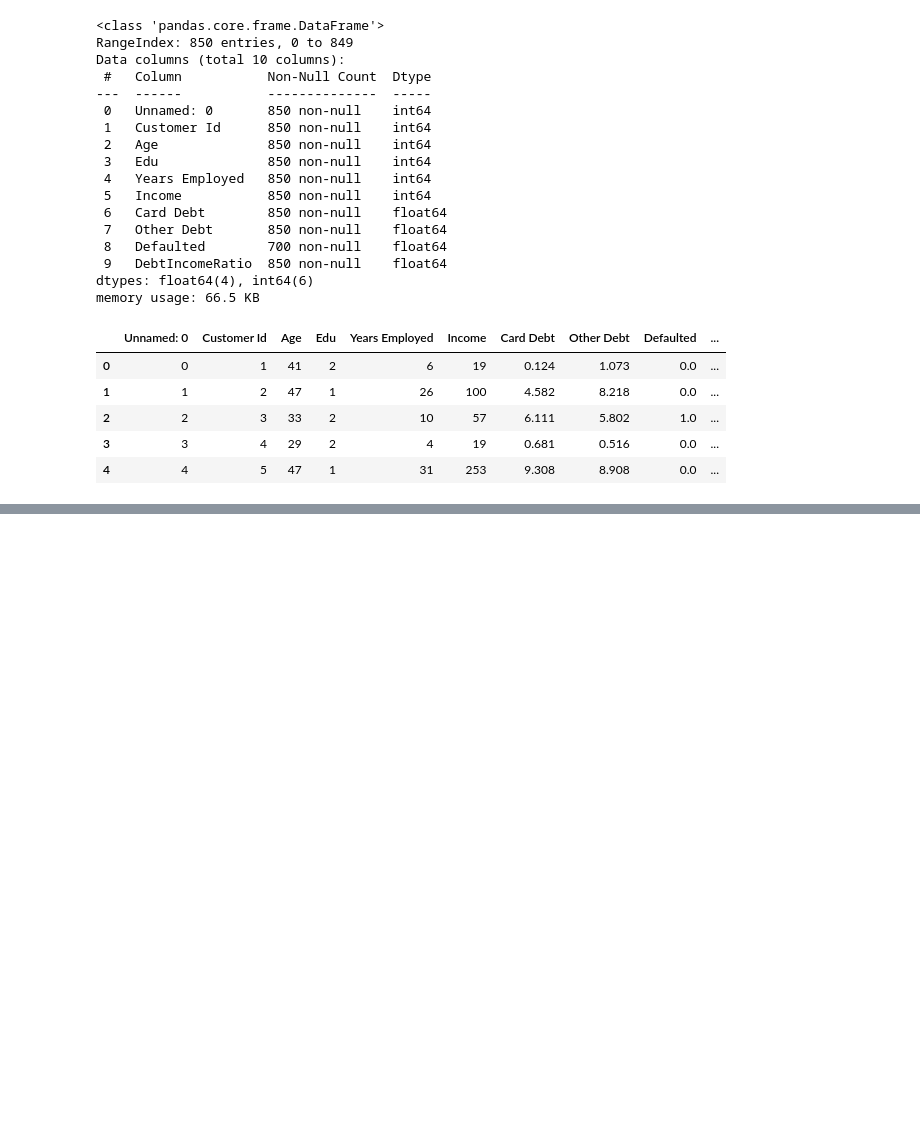
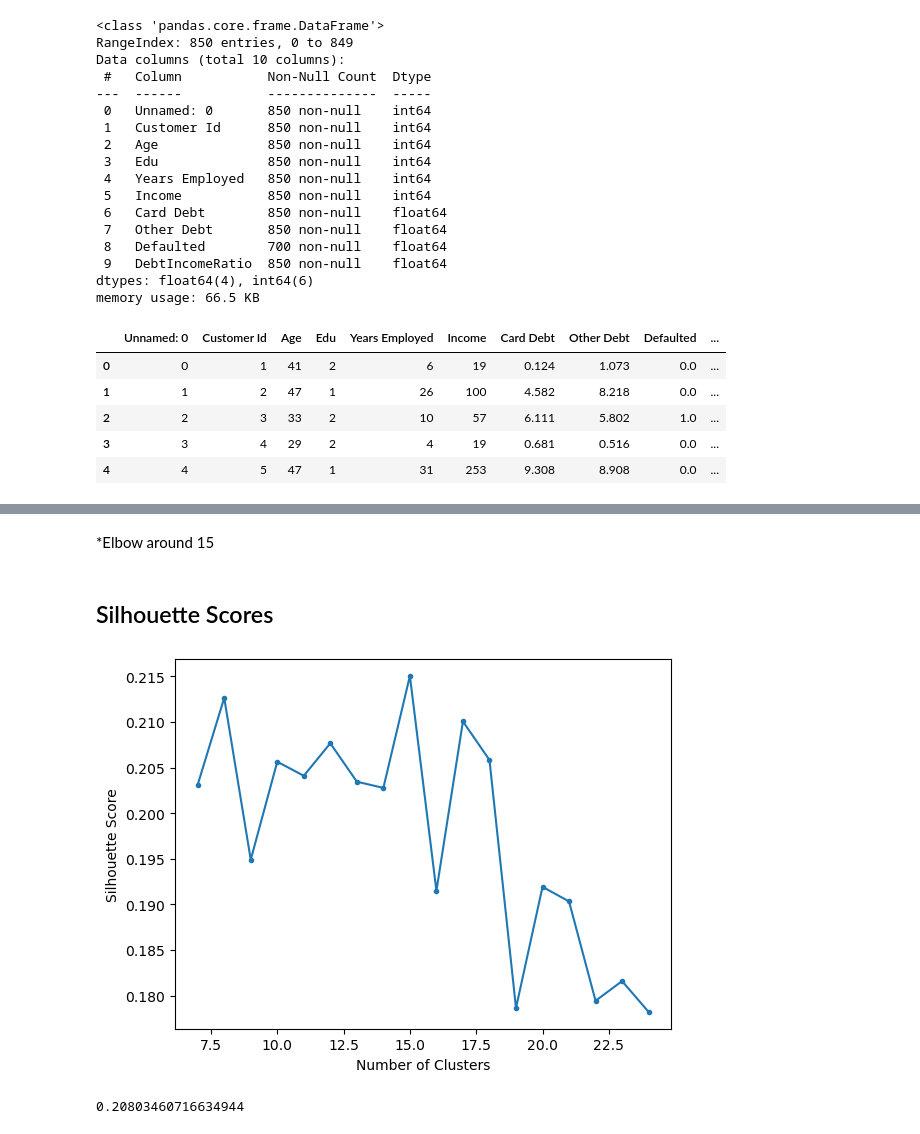
Before and after one commit to AshleyHeinrich/Wk8_K_Means_Core, a Jupyter notebook: K_Means_Core.ipynb, the cells around one changed output, grey strips where cells are left out. Drawn from its saved outputs; the diff is of its cells as text; code cells hidden in the pictures; blank space fills up the shorter version.

```diff
--- a/K_Means_Core.ipynb
+++ b/K_Means_Core.ipynb
@@ -32,0 +155,29 @@ memory usage: 66.5 KB
+# %% [markdown]
+*Elbow around 15
+# %% [markdown]
+## Silhouette Scores
+# %%
+# Empty List    # Tried km.labels_
+
+silhouette_scores = []
+
+# For loop
+
+for i in range(7,25):
+    kmeans = KMeans(n_clusters =i)
+    kmeans.fit(scaled_df)
+    silhouette_scores.append(silhouette_score(scaled_df,kmeans.labels_))
+
+# Visualize scores
+plt.plot(range(7,25), silhouette_scores, marker = '.');
+plt.xlabel('Number of Clusters');
+plt.ylabel('Silhouette Score');
+# %% [output]
+[figure, added]
+# %%
+kmeans = KMeans(n_clusters = 15)
+kmeans.fit(scaled_df)
+silhouette_score(scaled_df, kmeans.labels_)
+# This is a really bad score
+# %% [output]
+0.20803460716634944
```
Also changed, not shown: parts of 20 cells of this notebook.
